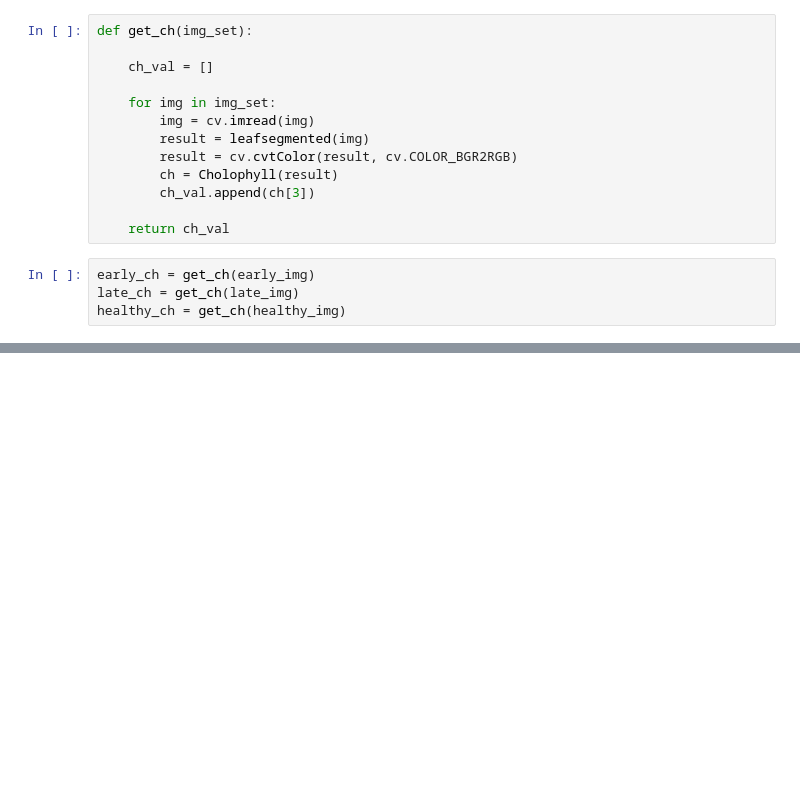
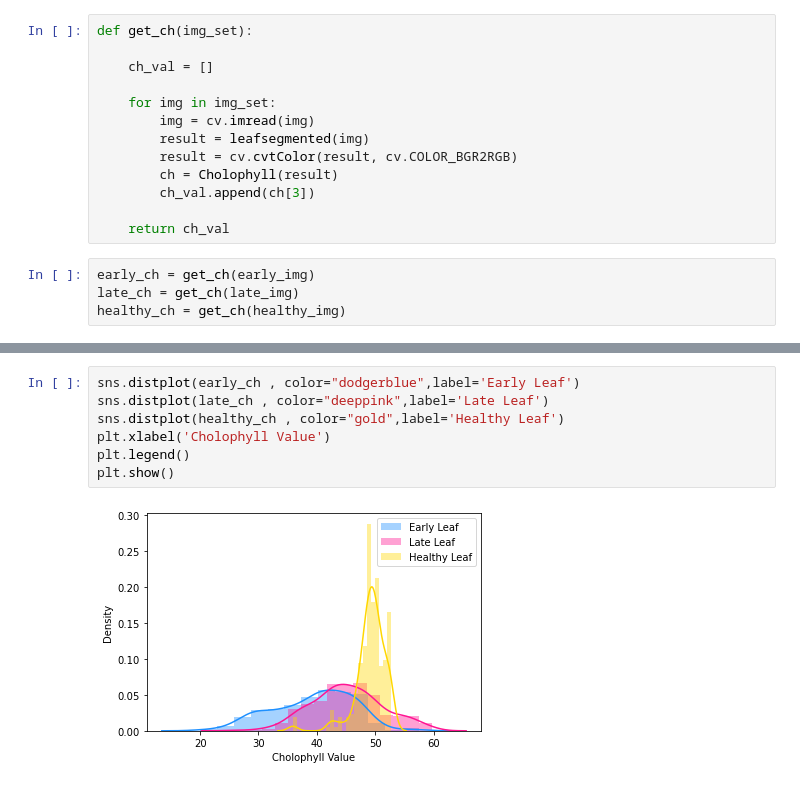
Before and after one commit to mcvoramet/OpenCV_Practice, a Jupyter notebook: PROJECT/main.ipynb, the cells around one changed output, grey strips where cells are left out. Cells and saved outputs as stored; diff of their text form; blank space fills up the shorter version.

Commit message:
add more visualization (dot plot and combined distribution

```diff
--- a/PROJECT/main.ipynb
+++ b/PROJECT/main.ipynb
@@ -129,0 +145,9 @@ Variance: 6.91
+# %%
+sns.distplot(early_ch , color="dodgerblue",label='Early Leaf')
+sns.distplot(late_ch , color="deeppink",label='Late Leaf')
+sns.distplot(healthy_ch , color="gold",label='Healthy Leaf')
+plt.xlabel('Cholophyll Value')
+plt.legend()
+plt.show()
+# %% [output]
+[figure, added]
```
Also changed, not shown: parts of 3 cells of this notebook.
